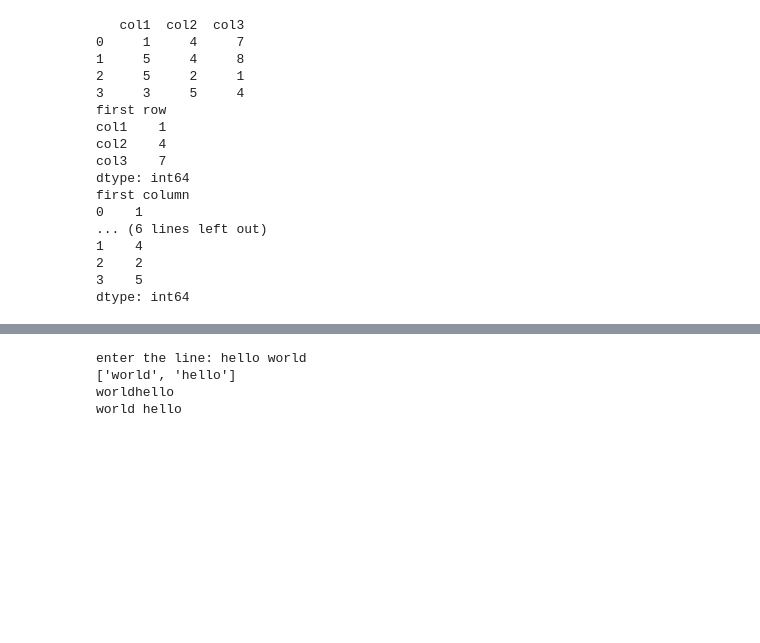
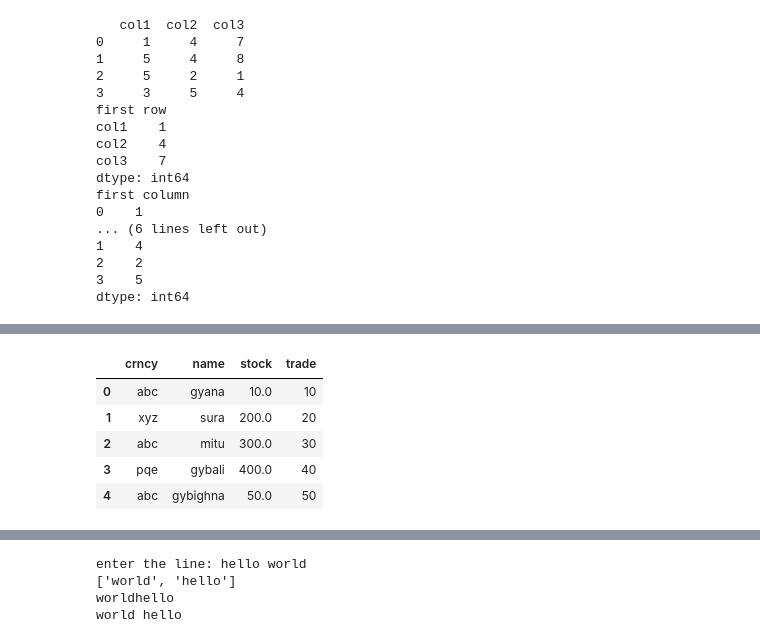
Before and after one commit to Gyana45/Pandas, a Jupyter notebook: pandas_interview.ipynb, the cells around one changed output, grey strips where cells are left out. Drawn from its saved outputs; the diff is of its cells as text; code cells hidden in the pictures; blank space fills up the shorter version.

```diff
--- a/pandas_interview.ipynb
+++ b/pandas_interview.ipynb
@@ -1189,0 +1214,9 @@ dtype: int64
+# %%
+df
+# %% [output]
+|  | crncy | name | stock | trade |
+| 0 | abc | gyana | 10.0 | 10 |
+| 1 | xyz | sura | 200.0 | 20 |
+| 2 | abc | mitu | 300.0 | 30 |
+| 3 | pqe | gybali | 400.0 | 40 |
+| 4 | abc | gybighna | 50.0 | 50 |
```
Also changed, not shown: parts of 9 cells of this notebook, 1 other file.
